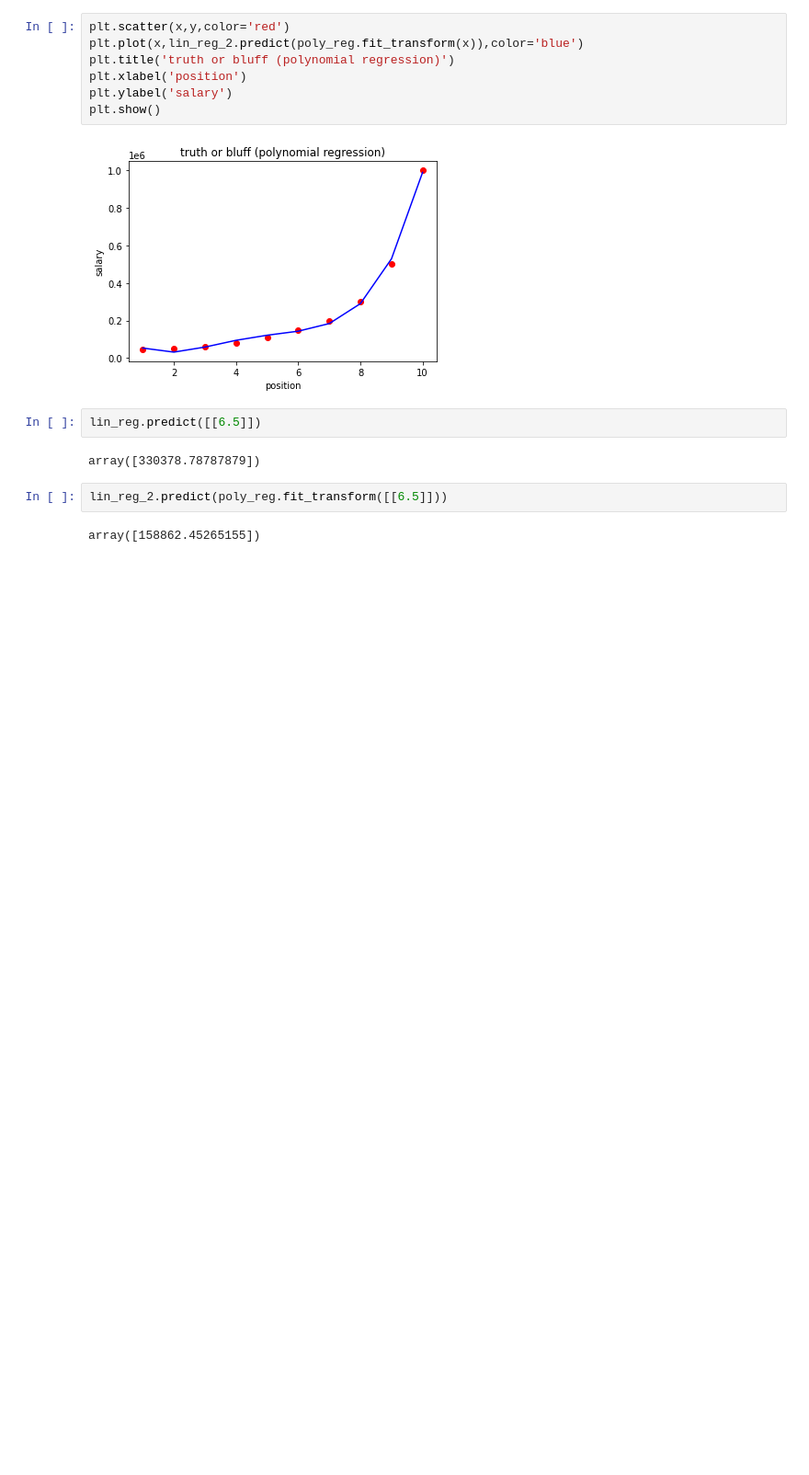
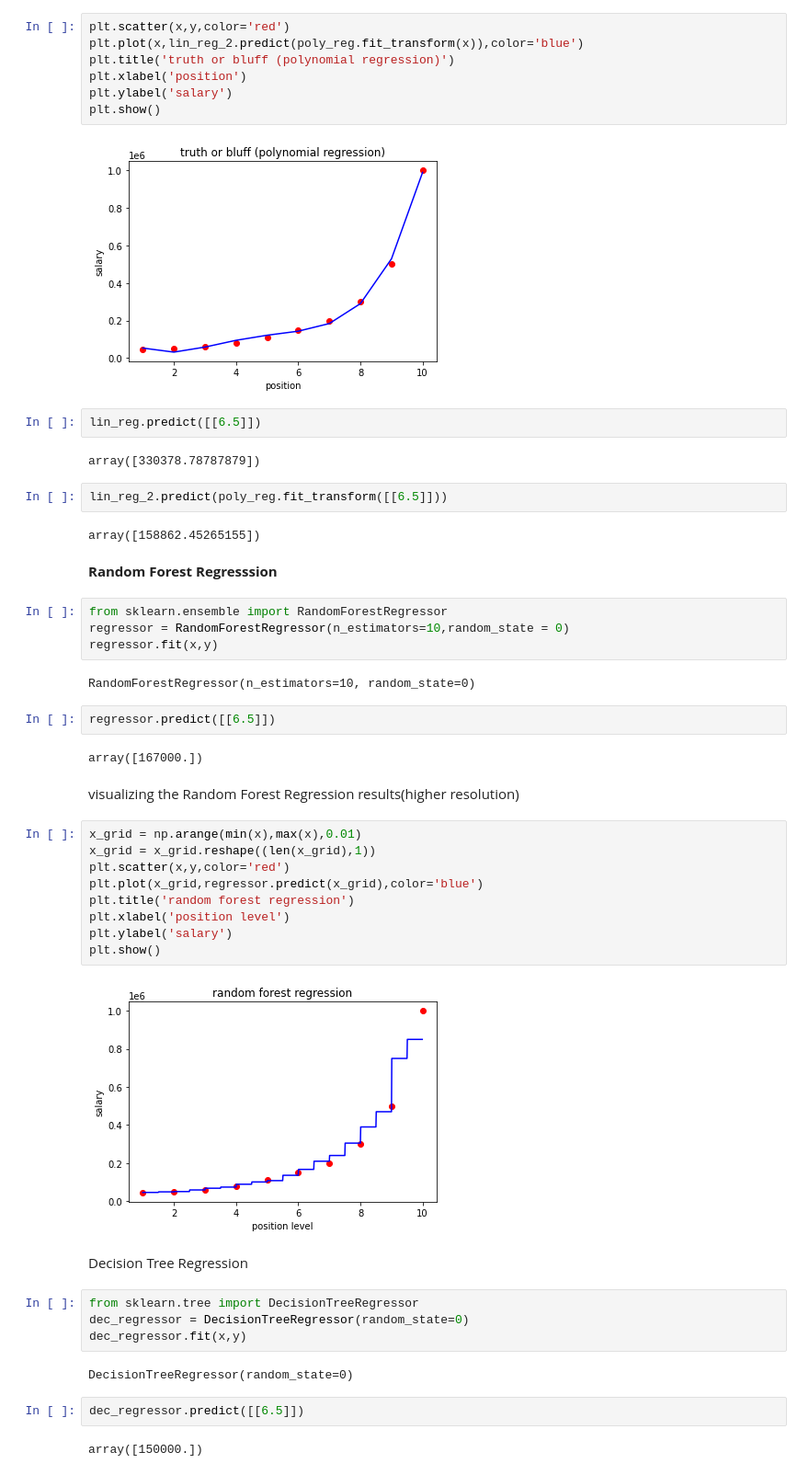
Before and after one commit to sk3354580/ALLDSREPOS, a Jupyter notebook: 9_August.ipynb, the cells around one changed output. Shown at 92% size. Saved outputs shown, nothing was run; the diff lists cells and outputs as text; blank space fills up the shorter version.

Commit message:
decision random forest regressor

```diff
--- a/9_August.ipynb
+++ b/9_August.ipynb
@@ -87,3 +87,40 @@ array([330378.78787879])
 lin_reg_2.predict(poly_reg.fit_transform([[6.5]]))
 # %% [output]
 array([158862.45265155])
+# %% [markdown]
+**Random Forest Regresssion**
+# %%
+from sklearn.ensemble import RandomForestRegressor
+regressor = RandomForestRegressor(n_estimators=10,random_state = 0)
+regressor.fit(x,y)
+# %% [output]
+RandomForestRegressor(n_estimators=10, random_state=0)
+# %%
+regressor.predict([[6.5]])
+# %% [output]
+array([167000.])
+# %% [markdown]
+visualizing the Random Forest Regression results(higher resolution)
+# %%
+x_grid = np.arange(min(x),max(x),0.01)
+x_grid = x_grid.reshape((len(x_grid),1))
+plt.scatter(x,y,color='red')
+plt.plot(x_grid,regressor.predict(x_grid),color='blue')
+plt.title('random forest regression')
+plt.xlabel('position level')
+plt.ylabel('salary')
+plt.show()
+# %% [output]
+[figure, added]
+# %% [markdown]
+Decision Tree Regression
+# %%
+from sklearn.tree import DecisionTreeRegressor
+dec_regressor = DecisionTreeRegressor(random_state=0)
+dec_regressor.fit(x,y)
+# %% [output]
+DecisionTreeRegressor(random_state=0)
+# %%
+dec_regressor.predict([[6.5]])
+# %% [output]
+array([150000.])
```
Also changed, not shown: parts of 2 cells of this notebook.
